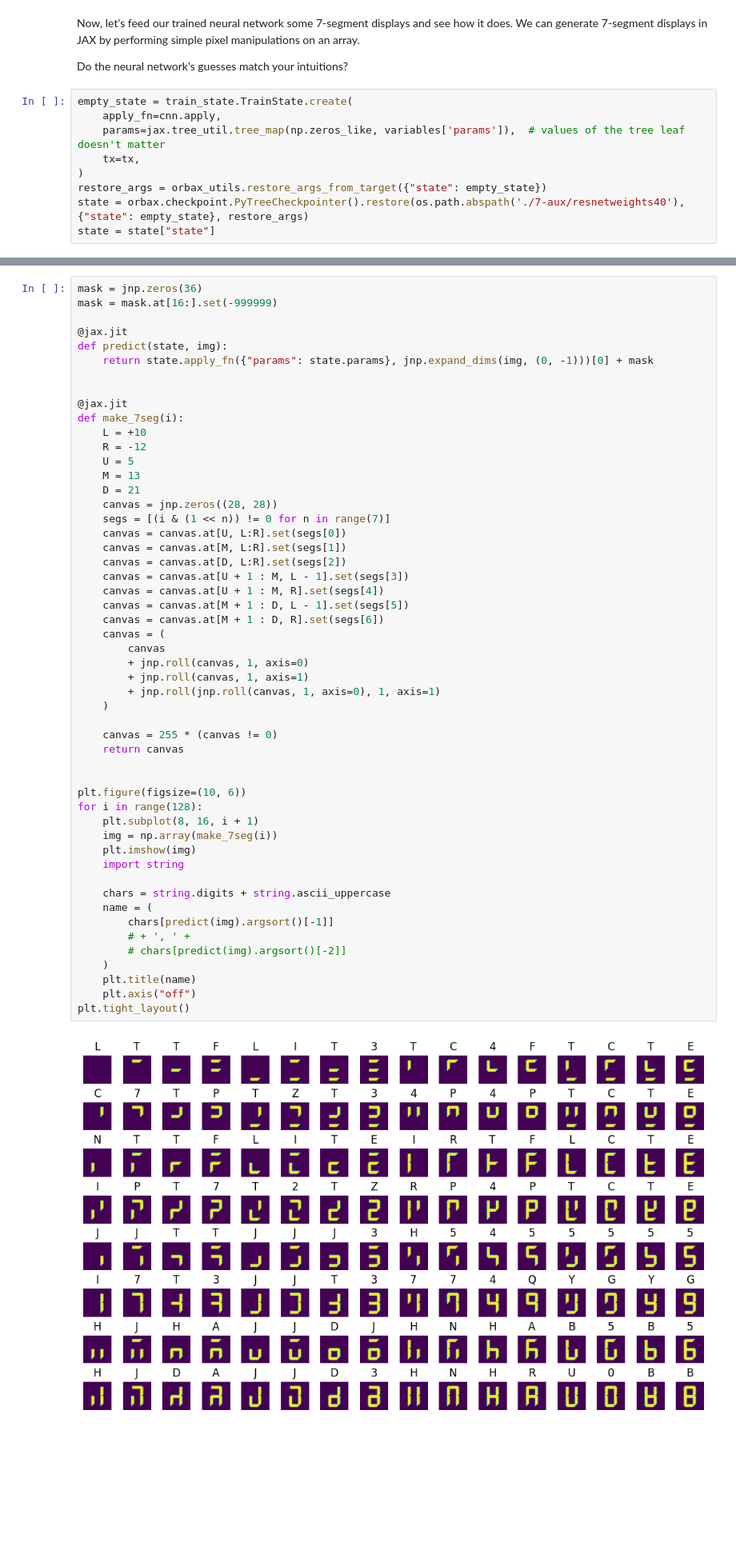
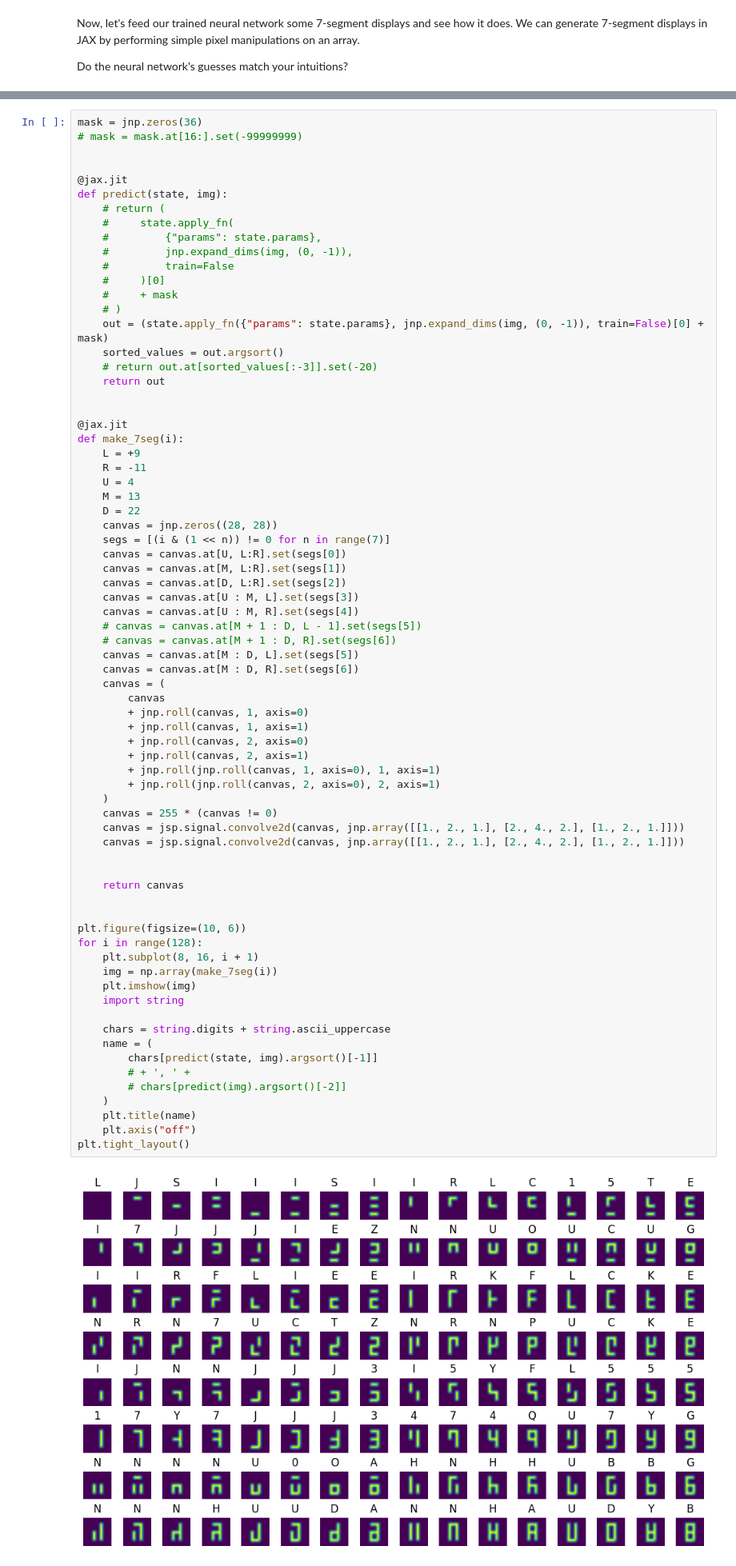
Before and after one commit to kach/memo, a Jupyter notebook: demo/demo-7segment.ipynb, the cells around one changed output, grey strips where cells are left out. Shown at 80% size. Saved outputs shown, nothing was run; the diff lists cells and outputs as text; blank space fills up the shorter version.

```diff
--- a/demo/demo-7segment.ipynb
+++ b/demo/demo-7segment.ipynb
@@ -339,12 +350,3 @@ KeyboardInterrupt:
 Now, let's feed our trained neural network some 7-segment displays and see how it does. We can generate 7-segment displays in JAX by performing simple pixel manipulations on an array.
 
 Do the neural network's guesses match your intuitions?
-# %%
-empty_state = train_state.TrainState.create(
-    apply_fn=cnn.apply,
-    params=jax.tree_util.tree_map(np.zeros_like, variables['params']),  # values of the tree leaf doesn't matter
-    tx=tx,
-)
-restore_args = orbax_utils.restore_args_from_target({"state": empty_state})
-state = orbax.checkpoint.PyTreeCheckpointer().restore(os.path.abspath('./7-aux/resnetweights40'), {"state": empty_state}, restore_args)
-state = state["state"]
@@ -351,54 +355,74 @@ state = state["state"]
 # %%
 mask = jnp.zeros(36)
-mask = mask.at[16:].set(-999999)
+# mask = mask.at[16:].set(-99999999)
+
 
 @jax.jit
 def predict(state, img):
-    return state.apply_fn({"params": state.params}, jnp.expand_dims(img, (0, -1)))[0] + mask
+    # return (
+    #     state.apply_fn(
+    #         {"params": state.params},
+    #         jnp.expand_dims(img, (0, -1)),
+    #         train=False
+    #     )[0]
+    #     + mask
+    # )
+    out = (state.apply_fn({"params": state.params}, jnp.expand_dims(img, (0, -1)), train=False)[0] + mask)
+    sorted_values = out.argsort()
+    # return out.at[sorted_values[:-3]].set(-20)
+    return out
 
 
 @jax.jit
 def make_7seg(i):
-    L = +10
-    R = -12
-    U = 5
+    L = +9
+    R = -11
+    U = 4
     M = 13
-    D = 21
+    D = 22
     canvas = jnp.zeros((28, 28))
     segs = [(i & (1 << n)) != 0 for n in range(7)]
     canvas = canvas.at[U, L:R].set(segs[0])
     canvas = canvas.at[M, L:R].set(segs[1])
     canvas = canvas.at[D, L:R].set(segs[2])
-    canvas = canvas.at[U + 1 : M, L - 1].set(segs[3])
-    canvas = canvas.at[U + 1 : M, R].set(segs[4])
-    canvas = canvas.at[M + 1 : D, L - 1].set(segs[5])
-    canvas = canvas.at[M + 1 : D, R].set(segs[6])
+    canvas = canvas.at[U : M, L].set(segs[3])
+    canvas = canvas.at[U : M, R].set(segs[4])
+    # canvas = canvas.at[M + 1 : D, L - 1].set(segs[5])
+    # canvas = canvas.at[M + 1 : D, R].set(segs[6])
+    canvas = canvas.at[M : D, L].set(segs[5])
+    canvas = canvas.at[M : D, R].set(segs[6])
     canvas = (
         canvas
         + jnp.roll(canvas, 1, axis=0)
         + jnp.roll(canvas, 1, axis=1)
+        + jnp.roll(canvas, 2, axis=0)
+        + jnp.roll(canvas, 2, axis=1)
         + jnp.roll(jnp.roll(canvas, 1, axis=0), 1, axis=1)
+        + jnp.roll(jnp.roll(canvas, 2, axis=0), 2, axis=1)
     )
+    canvas = 255 * (canvas != 0)
+    canvas = jsp.signal.convolve2d(canvas, jnp.array([[1., 2., 1.], [2., 4., 2.], [1., 2., 1.]]))
+    canvas = jsp.signal.convolve2d(canvas, jnp.array([[1., 2., 1.], [2., 4., 2.], [1., 2., 1.]]))
 
-    canvas = 255 * (canvas != 0)
+
     return canvas
 
 
 plt.figure(figsize=(10, 6))
 for i in range(128):
     plt.subplot(8, 16, i + 1)
     img = np.array(make_7seg(i))
     plt.imshow(img)
     import string
 
     chars = string.digits + string.ascii_uppercase
     name = (
-        chars[predict(img).argsort()[-1]]
+        chars[predict(state, img).argsort()[-1]]
         # + ', ' +
         # chars[predict(img).argsort()[-2]]
     )
     plt.title(name)
     plt.axis("off")
 plt.tight_layout()
 # %% [output]
-[figure, old version]
+[figure, new version]
```
Also changed, not shown: parts of 22 cells of this notebook.
